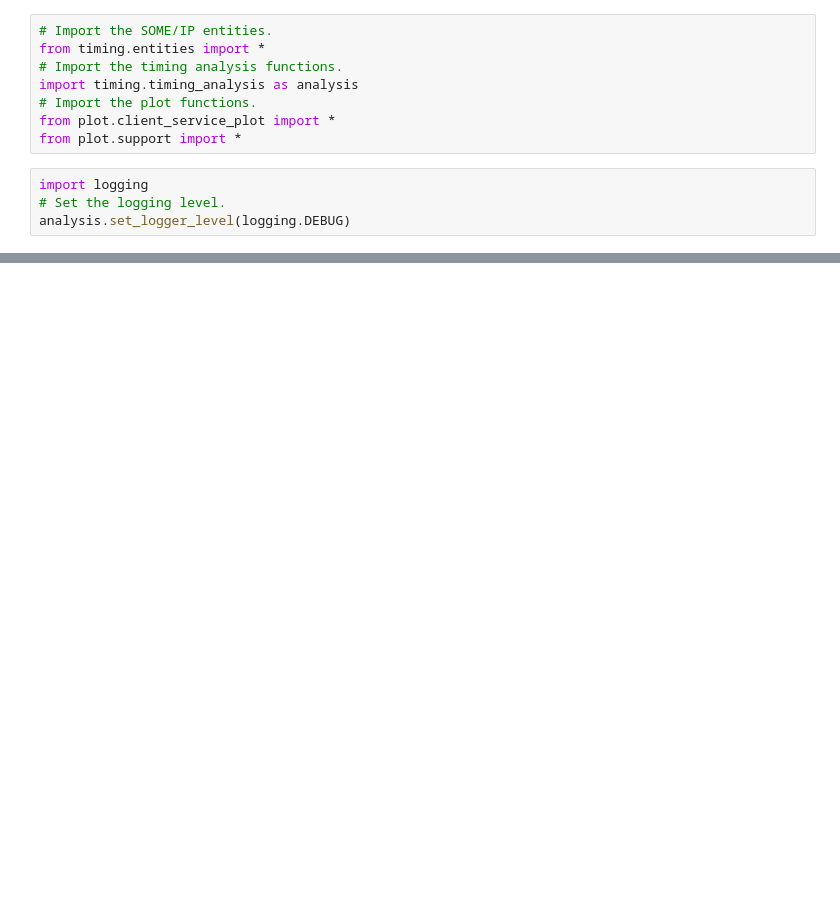
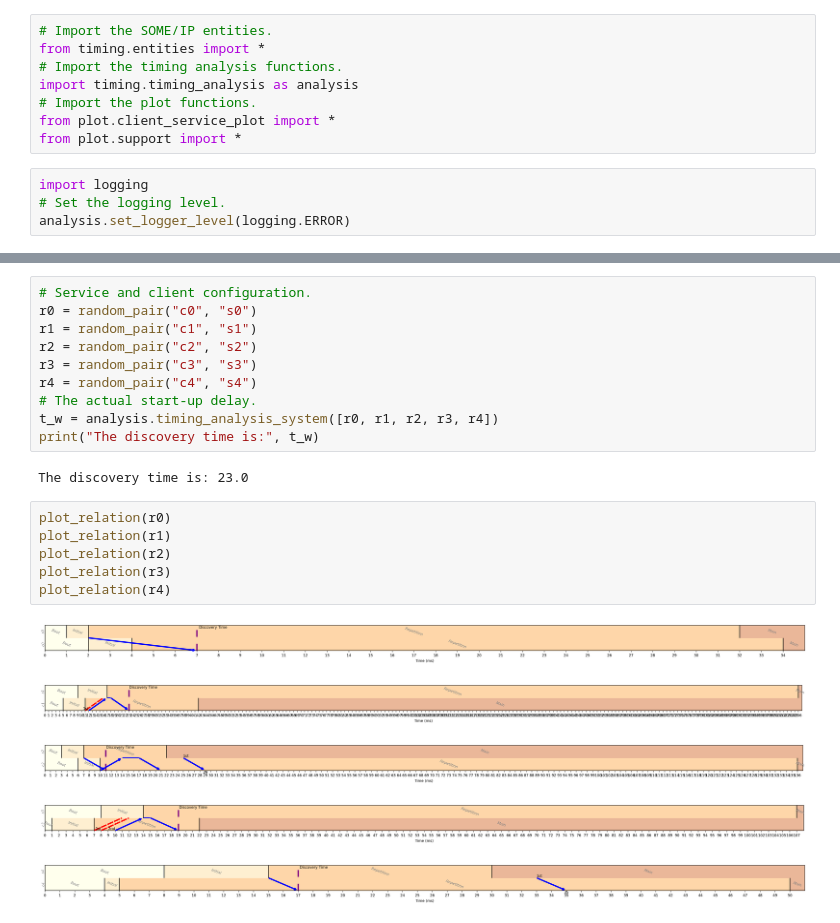
Before and after one commit to Galfurian/someip_timing_analysis, a Jupyter notebook: notebooks/timing_analysis_example.ipynb, the cells around one changed output, grey strips where cells are left out. Drawn from its saved outputs; the diff is of its cells as text; blank space fills up the shorter version.

Commit message:
Add an example computing the discovery time for an entire system of client/service pairs.

```diff
--- a/notebooks/timing_analysis_example.ipynb
+++ b/notebooks/timing_analysis_example.ipynb
@@ -9,4 +9,4 @@ from plot.support import *
 # %%
 import logging
 # Set the logging level.
-analysis.set_logger_level(logging.DEBUG)
+analysis.set_logger_level(logging.ERROR)
@@ -54,0 +85,24 @@ plot_t_w(t_w, color='purple', label="Discovery Time", ha="left", fontsize=22)
+# %%
+# Service and client configuration.
+r0 = random_pair("c0", "s0")
+r1 = random_pair("c1", "s1")
+r2 = random_pair("c2", "s2")
+r3 = random_pair("c3", "s3")
+r4 = random_pair("c4", "s4")
+# The actual start-up delay.
+t_w = analysis.timing_analysis_system([r0, r1, r2, r3, r4])
+print("The discovery time is:", t_w)
+# %% [output]
+The discovery time is: 23.0
+# %%
+plot_relation(r0)
+plot_relation(r1)
+plot_relation(r2)
+plot_relation(r3)
+plot_relation(r4)
+# %% [output]
+[figure, added]
+[figure, added]
+[figure, added]
+[figure, added]
+[figure, added]
```
Also changed, not shown: parts of 7 cells of this notebook.
